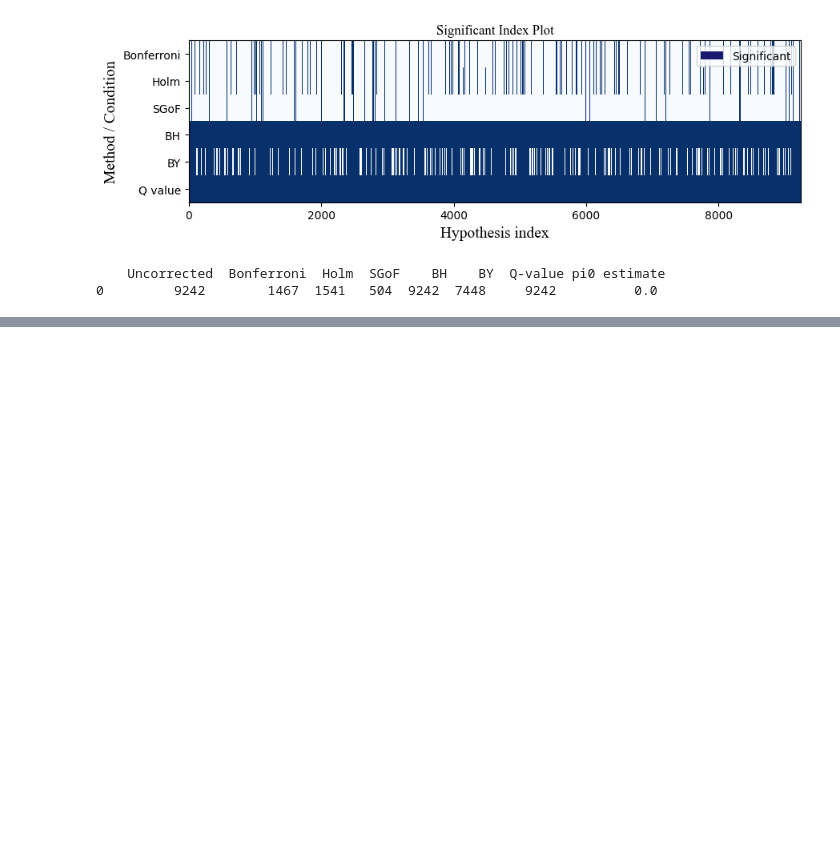
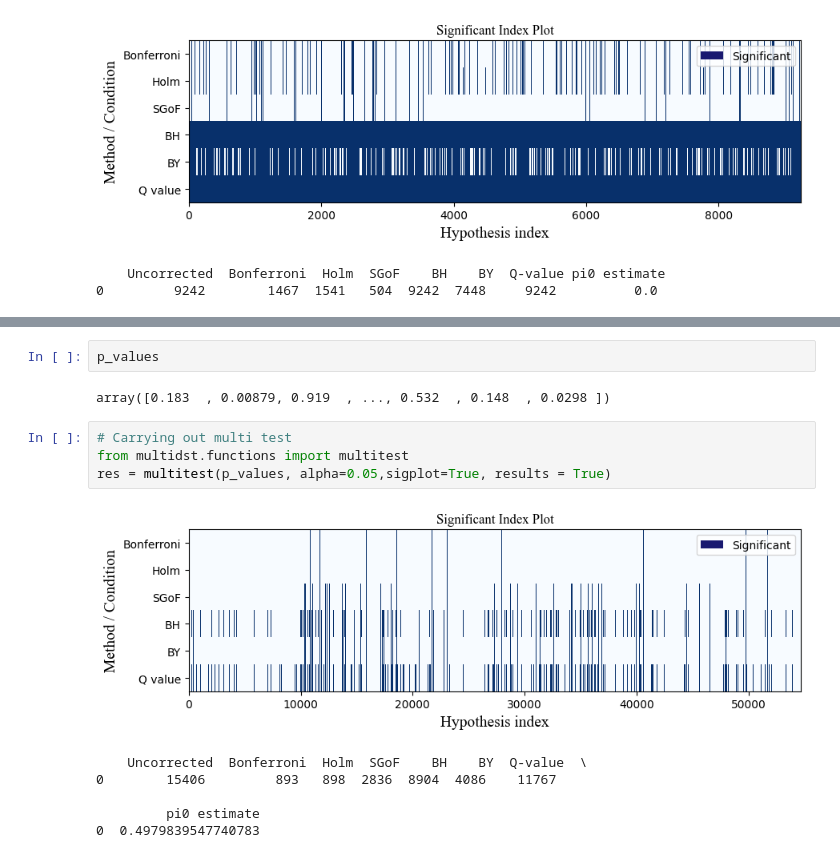
Before and after one commit to susara-ouchi/MultiDST_package, a Jupyter notebook: Example_GSE 2192.ipynb, the cells around one changed output, grey strips where cells are left out. Saved outputs shown, nothing was run; the diff lists cells and outputs as text; blank space fills up the shorter version.

```diff
--- a/Example_GSE 2192.ipynb
+++ b/Example_GSE 2192.ipynb
@@ -176,0 +229,15 @@ multidst_hist(p_values, g2_index, title="Histogram of p-values",col1 = 'skyblue'
+# %%
+p_values
+# %% [output]
+array([0.183  , 0.00879, 0.919  , ..., 0.532  , 0.148  , 0.0298 ])
+# %%
+# Carrying out multi test
+from multidst.functions import multitest
+res = multitest(p_values, alpha=0.05,sigplot=True, results = True)
+# %% [output]
+[figure, added]
+    Uncorrected  Bonferroni  Holm  SGoF    BH    BY  Q-value  \
+0        15406         893   898  2836  8904  4086    11767
+
+         pi0 estimate
+0  0.4979839547740783
```
Also changed, not shown: parts of 10 cells of this notebook, 8 other files.
